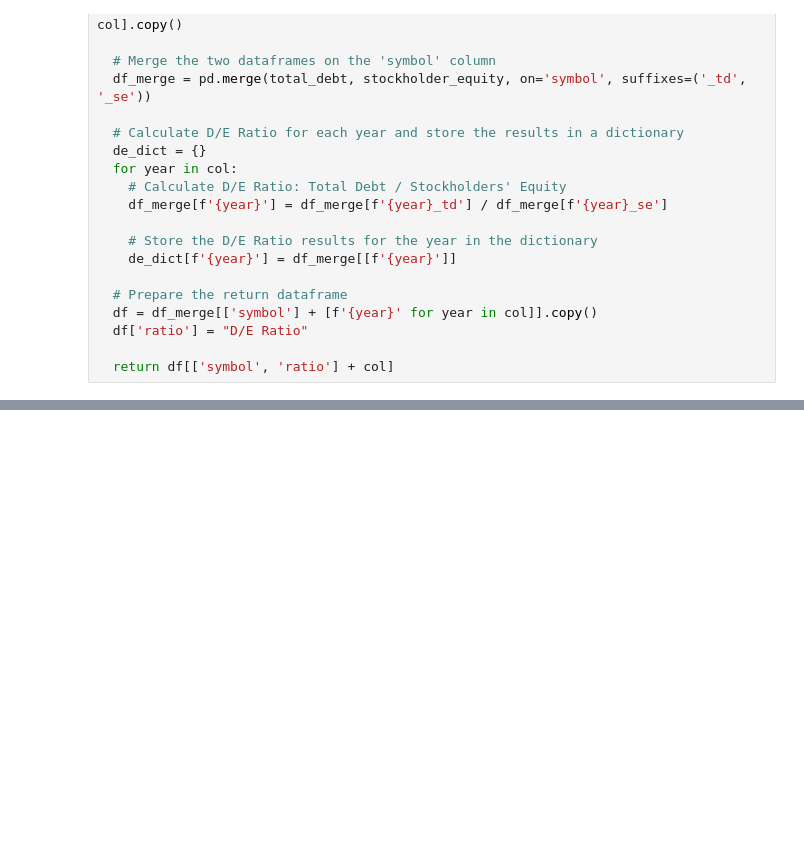
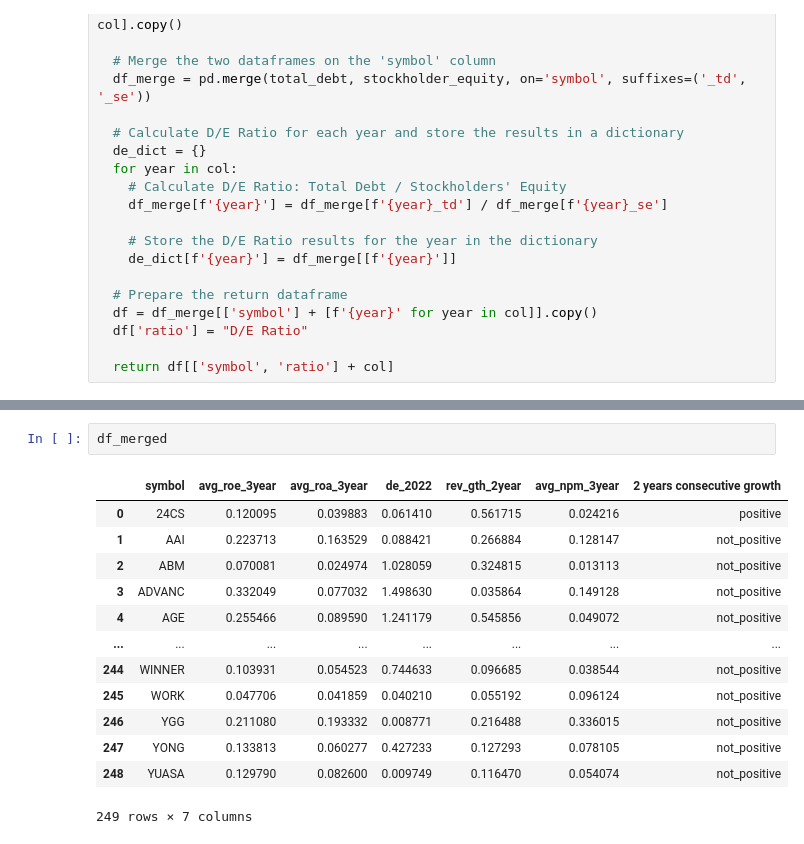
Before and after one commit to suparuek2405/Stock-screening-with-python, a Jupyter notebook: Group_assignment_Tacocat_set_yfinance.ipynb, the cells around one changed output, grey strips where cells are left out. Drawn from its saved outputs; the diff is of its cells as text; blank space fills up the shorter version.

```diff
--- a/Group_assignment_Tacocat_set_yfinance.ipynb
+++ b/Group_assignment_Tacocat_set_yfinance.ipynb
@@ -806,0 +754,16 @@ x_pos
+# %%
+df_merged
+# %% [output]
+|  | symbol | avg_roe_3year | avg_roa_3year | de_2022 | rev_gth_2year | avg_npm_3year | 2 years consecutive growth |
+| 0 | 24CS | 0.120095 | 0.039883 | 0.061410 | 0.561715 | 0.024216 | positive |
+| 1 | AAI | 0.223713 | 0.163529 | 0.088421 | 0.266884 | 0.128147 | not_positive |
+| 2 | ABM | 0.070081 | 0.024974 | 1.028059 | 0.324815 | 0.013113 | not_positive |
+| 3 | ADVANC | 0.332049 | 0.077032 | 1.498630 | 0.035864 | 0.149128 | not_positive |
+| 4 | AGE | 0.255466 | 0.089590 | 1.241179 | 0.545856 | 0.049072 | not_positive |
+| ... | ... | ... | ... | ... | ... | ... | ... |
+| 244 | WINNER | 0.103931 | 0.054523 | 0.744633 | 0.096685 | 0.038544 | not_positive |
+| 245 | WORK | 0.047706 | 0.041859 | 0.040210 | 0.055192 | 0.096124 | not_positive |
+| 246 | YGG | 0.211080 | 0.193332 | 0.008771 | 0.216488 | 0.336015 | not_positive |
+| 247 | YONG | 0.133813 | 0.060277 | 0.427233 | 0.127293 | 0.078105 | not_positive |
+| 248 | YUASA | 0.129790 | 0.082600 | 0.009749 | 0.116470 | 0.054074 | not_positive |
+249 rows × 7 columns
```
Also changed, not shown: parts of 14 cells of this notebook.
